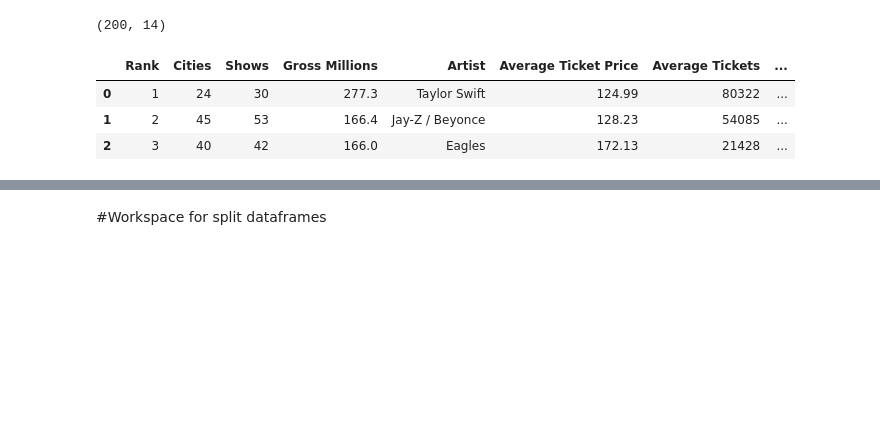
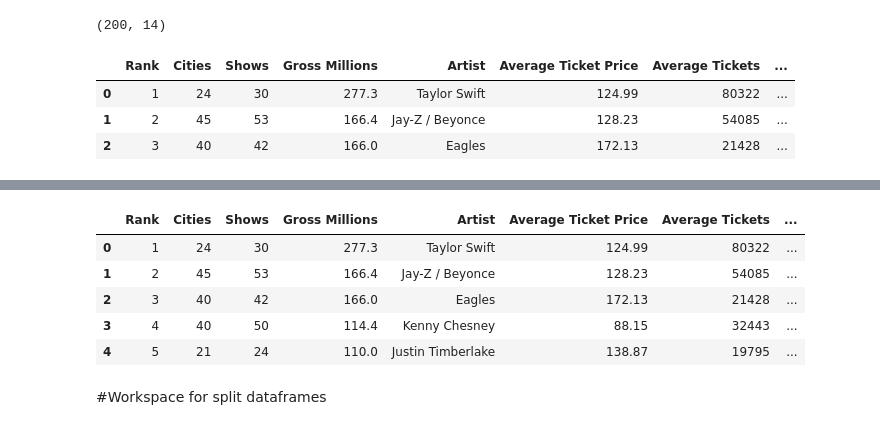
Before and after one commit to emma-rose22/Music-Instagram-Analysis, a Jupyter notebook: Music_Instagram_Analysis.ipynb, the cells around one changed output, grey strips where cells are left out. Drawn from its saved outputs; the diff is of its cells as text; code cells hidden in the pictures; blank space fills up the shorter version.

```diff
--- a/Music_Instagram_Analysis.ipynb
+++ b/Music_Instagram_Analysis.ipynb
@@ -128,3 +113,13 @@ tours2.head(3)
+# %%
+tours2['Years Active'] = tours2['Years Active'].replace(2, 55)
+tours2.head()
+# %% [output]
+|  | Rank | Cities | Shows | Gross Millions | Artist | Average Ticket Price | Average Tickets | ... |
+| 0 | 1 | 24 | 30 | 277.3 | Taylor Swift | 124.99 | 80322 | ... |
+| 1 | 2 | 45 | 53 | 166.4 | Jay-Z / Beyonce | 128.23 | 54085 | ... |
+| 2 | 3 | 40 | 42 | 166.0 | Eagles | 172.13 | 21428 | ... |
+| 3 | 4 | 40 | 50 | 114.4 | Kenny Chesney | 88.15 | 32443 | ... |
+| 4 | 5 | 21 | 24 | 110.0 | Justin Timberlake | 138.87 | 19795 | ... |
 # %% [markdown]
 #Workspace for split dataframes
 # %% [markdown]
```
Also changed, not shown: parts of 17 cells of this notebook.
